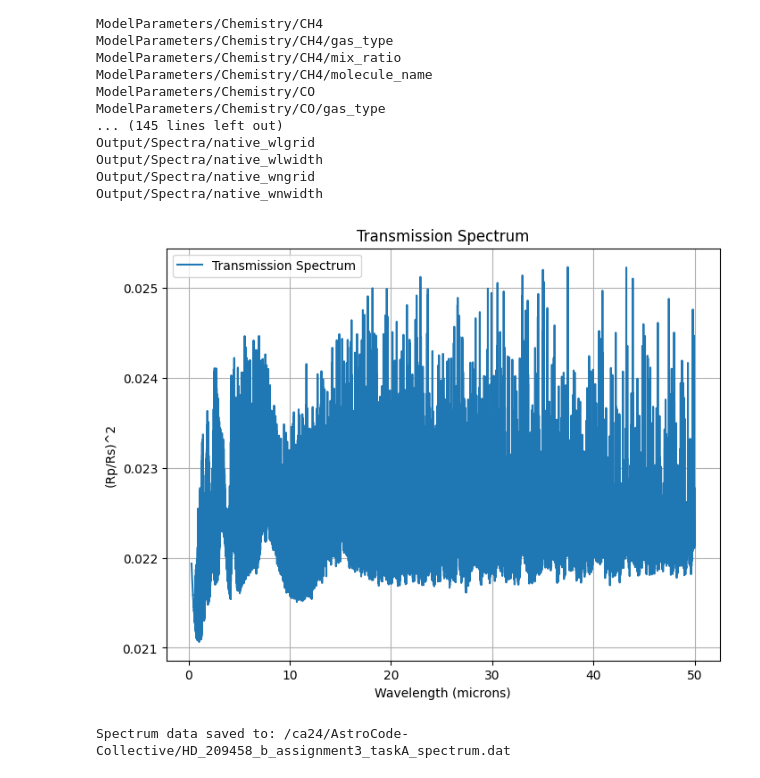
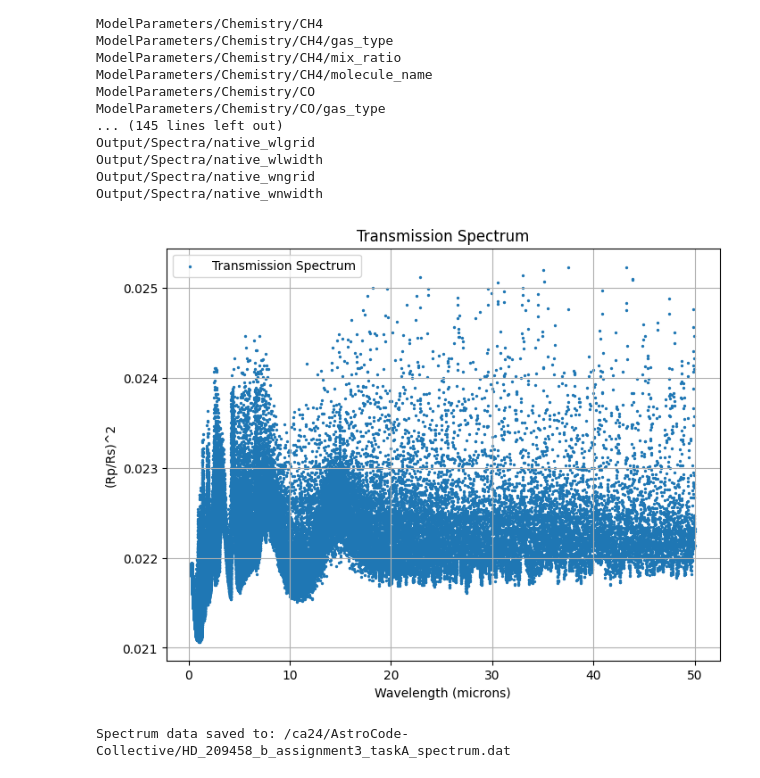
Before and after one commit to radha2707/AstroCode-Collective, a Jupyter notebook: src/daneel/detection/Simple_Transmission.ipynb, the cells around one changed output. Drawn from its saved outputs; the diff is of its cells as text; code cells hidden in the pictures.

```diff
--- a/src/daneel/detection/Simple_Transmission.ipynb
+++ b/src/daneel/detection/Simple_Transmission.ipynb
@@ -31,29 +31,29 @@ Output/Spectra/native_wnwidth
 # %%
 import h5py
 import numpy as np
 import matplotlib.pyplot as plt
 
 # Path to the HDF5 file
 file_path = '/ca24/AstroCode-Collective/src/daneel/detection/Simple_Transmission.h5'
 
 # Open the HDF5 file and extract data
 with h5py.File(file_path, 'r') as f:
     # Extract wavelength and spectrum
     wavelength = f['Output/Spectra/native_wlgrid'][:]  # Wavelength grid
     spectrum = f['Output/Spectra/native_spectrum'][:]  # Native spectrum
 
 # Plot the data
 plt.figure(figsize=(8, 6))
-plt.plot(wavelength, spectrum, label='Transmission Spectrum')
+plt.scatter(wavelength, spectrum, s=2, label='Transmission Spectrum')
 plt.xlabel('Wavelength (microns)')
 plt.ylabel('(Rp/Rs)^2')
 plt.title('Transmission Spectrum')
 plt.legend()
 plt.grid(True)
 plt.savefig('/ca24/AstroCode-Collective/HD_209458_b_assignment3_taskA_spectrum.png')  # Save the plot
 plt.show()
 # %% [output]
-[figure, old version]
+[figure, new version]
 # %%
 
 # adjusted: Save forward model parameters to .txt file
```
Also changed, not shown: 4 other files.
